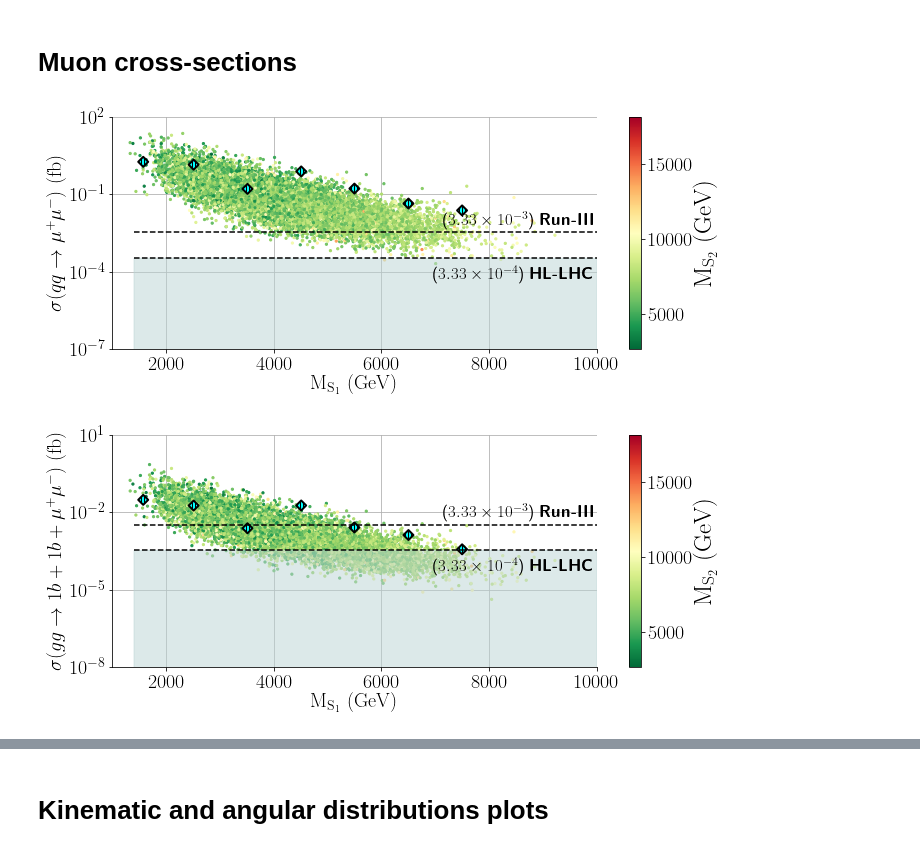
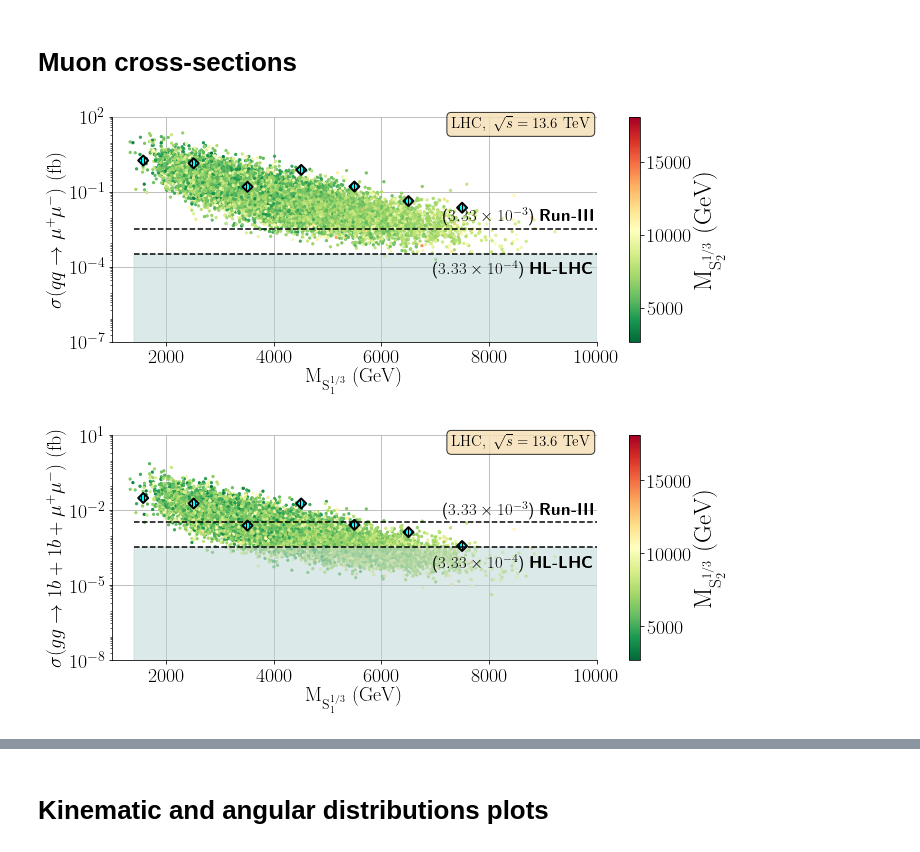
Before and after one commit to Mrazi09/LQ_collider_project, a Jupyter notebook: Plots/Plots.ipynb, the cells around one changed output, grey strips where cells are left out. Cells and saved outputs as stored; diff of their text form; code cells hidden in the pictures.

Commit message:
Plots and companion notebook

```diff
--- a/Plots/Plots.ipynb
+++ b/Plots/Plots.ipynb
@@ -37,7 +39,7 @@ ys = Data_muon['xsec_TChannel (fb)']
 zs = Data_muon['mS2']
 scat = ax.scatter(x=xs, y=ys, s=5.0, c=zs, marker="o", cmap="RdYlGn_r", rasterized=True)
 colorb=plt.colorbar(scat,pad=0.05,fraction=0.2)
-colorb.set_label(r'$\mathrm{M_{S_2}~(GeV)}$', fontsize=25)
+colorb.set_label(r'$\mathrm{M_{S^{1/3}_2}~(GeV)}$', fontsize=25)
 
 ### RUN-III sensitivity line ###
 N = 1000
@@ -54,35 +56,39 @@ N = 1000
 run_HL = 1/3000
 sen_HL = run_HL*np.ones(N)
 xline = np.linspace(1400, 10000, 1000)
 run_HL_xsec = ("$"+str(f"{run_HL:.2e}").replace("e", "\\times 10^{")+"}$").replace("04", "4")
 
 plt.text(6950,0.15*run_HL,'({Xsec})~\\textbf{{HL-LHC}}'.format(Xsec = run_HL_xsec),fontsize=17)
 plt.fill_between(x=xline,y1=0,y2=run_HL,alpha=0.5,color="#bad4d4")
 plt.plot(xline,sen_HL,'--k')
 
 #Benchmarks
 plt.scatter(Data_1p5TeV['mS1'], Data_1p5TeV['xsec_TChannel (fb)'], marker = "D", color='cyan', edgecolor='black', hatch = '||||', s=50, linewidth=2.0)
 plt.scatter(Data_2p5TeV['mS1'], Data_2p5TeV['xsec_TChannel (fb)'], marker = "D", color='cyan', edgecolor='black', hatch = '||||', s=50, linewidth=2.0)
 plt.scatter(Data_3p5TeV['mS1'], Data_3p5TeV['xsec_TChannel (fb)'], marker = "D", color='cyan', edgecolor='black', hatch = '||||', s=50, linewidth=2.0)
 plt.scatter(Data_4p5TeV['mS1'], Data_4p5TeV['xsec_TChannel (fb)'], marker = "D", color='cyan', edgecolor='black', hatch = '||||', s=50, linewidth=2.0)
 plt.scatter(Data_5p5TeV['mS1'], Data_5p5TeV['xsec_TChannel (fb)'], marker = "D", color='cyan', edgecolor='black', hatch = '||||', s=50, linewidth=2.0)
 plt.scatter(Data_6p5TeV['mS1'], Data_6p5TeV['xsec_TChannel (fb)'], marker = "D", color='cyan', edgecolor='black', hatch = '||||', s=50, linewidth=2.0)
 plt.scatter(Data_7p5TeV['mS1'], Data_7p5TeV['xsec_TChannel (fb)'], marker = "D", color='cyan', edgecolor='black', hatch = '||||', s=50, linewidth=2.0)
 
-plt.xlabel(r'$\mathrm{M_{S_1}~(GeV)}$')
+props = dict(boxstyle='round', facecolor='wheat', alpha=0.8)
+plt.text(0.70, 0.95, '$\mathrm{{LHC}},~\sqrt{{s}} = 13.6~\mathrm{{TeV}}$', transform=plt.gca().transAxes, bbox=props, fontsize=15.)
+
+plt.xlabel(r'$\mathrm{M_{S_1^{1/3}}~(GeV)}$')
 plt.ylabel(r'$\sigma (qq\rightarrow \mu^+\mu^-)~\mathrm{(fb)}$')
 plt.yscale('log')
+ax.yaxis.set_minor_locator(mticker.LogLocator(numticks=999, subs="auto"))
 #plt.xscale('log')
 plt.ylim([1e-7, 100])
 plt.xlim([1000, 10000])
 plt.grid()
 ax.set_axisbelow(True)
 #plt.show()
 plt.tight_layout()
 plt.savefig('/home/felipe/JoaoPino/1-LQsCollider_project/Plots/mS1_vs_xsecTchannel_mS2_muon.png', bbox_inches='tight', dpi=1000.0)
 plt.savefig('/home/felipe/JoaoPino/1-LQsCollider_project/Plots/mS1_vs_xsecTchannel_mS2_muon.pdf', bbox_inches='tight', dpi=500.0)
 # %% [output]
-[figure, old version]
+[figure, new version]
 # %%
 plt.figure(figsize=(10.5, 4.5))
 ax = plt.subplot(111)
@@ -91,7 +97,7 @@ ys = Data_muon['xsec_GluonSplit (fb)']
 zs = Data_muon['mS2']
 scat = ax.scatter(x=xs, y=ys, s=5.0, c=zs, marker="o", cmap="RdYlGn_r", rasterized=True)
 colorb=plt.colorbar(scat,pad=0.05,fraction=0.2)
-colorb.set_label(r'$\mathrm{M_{S_2}~(GeV)}$', fontsize=25)
+colorb.set_label(r'$\mathrm{M_{S^{1/3}_2}~(GeV)}$', fontsize=25)
 
 
 ### RUN-III sensitivity line ###
@@ -124,10 +130,14 @@ plt.scatter(Data_5p5TeV['mS1'], Data_5p5TeV['xsec_GluonSplit (fb)'], marker = "D
 plt.scatter(Data_6p5TeV['mS1'], Data_6p5TeV['xsec_GluonSplit (fb)'], marker = "D", color='cyan', edgecolor='black', hatch = '||||', s=50, linewidth=2.0)
 plt.scatter(Data_7p5TeV['mS1'], Data_7p5TeV['xsec_GluonSplit (fb)'], marker = "D", color='cyan', edgecolor='black', hatch = '||||', s=50, linewidth=2.0)
 
+props = dict(boxstyle='round', facecolor='wheat', alpha=0.8)
+plt.text(0.70, 0.95, '$\mathrm{{LHC}},~\sqrt{{s}} = 13.6~\mathrm{{TeV}}$', transform=plt.gca().transAxes, bbox=props, fontsize=15.)
 
-plt.xlabel(r'$\mathrm{M_{S_1}~(GeV)}$')
+
+plt.xlabel(r'$\mathrm{M_{S^{1/3}_1}~(GeV)}$')
 plt.ylabel(r'$\sigma (gg\rightarrow 1b + 1b + \mu^+\mu^-)~\mathrm{(fb)}$')
 plt.yscale('log')
+ax.yaxis.set_minor_locator(mticker.LogLocator(numticks=999, subs="auto"))
 #plt.xscale('log')
 plt.ylim([1e-8, 10])
 plt.xlim([1000, 10000])
@@ -138,4 +148,4 @@ plt.tight_layout()
 plt.savefig('/home/felipe/JoaoPino/1-LQsCollider_project/Plots/mS1_vs_xsecGluonSplit_mS2_muon.png', bbox_inches='tight', dpi=1000.0)
 plt.savefig('/home/felipe/JoaoPino/1-LQsCollider_project/Plots/mS1_vs_xsecGluonSplit_mS2_muon.pdf', bbox_inches='tight', dpi=500.0)
 # %% [output]
-[figure, old version]
+[figure, new version]
```
Also changed, not shown: parts of 9 cells of this notebook, 13 other files.
